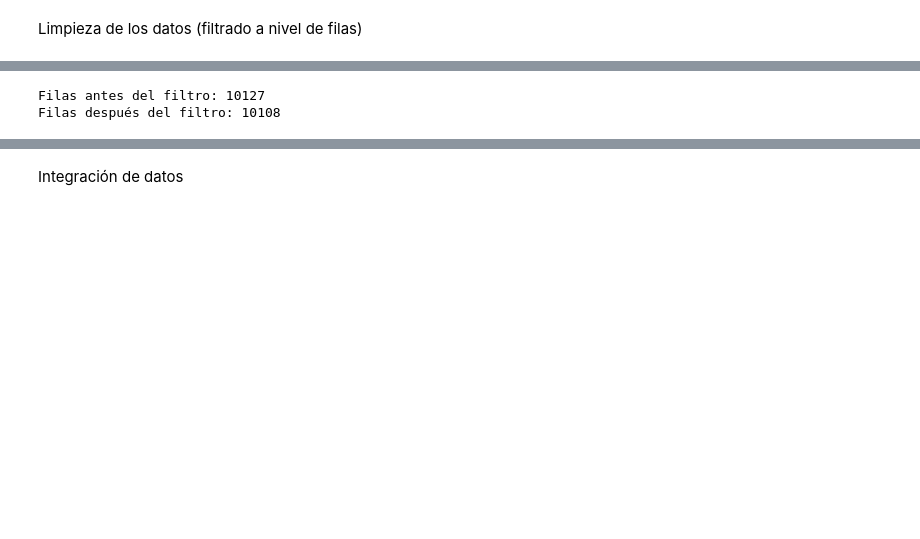
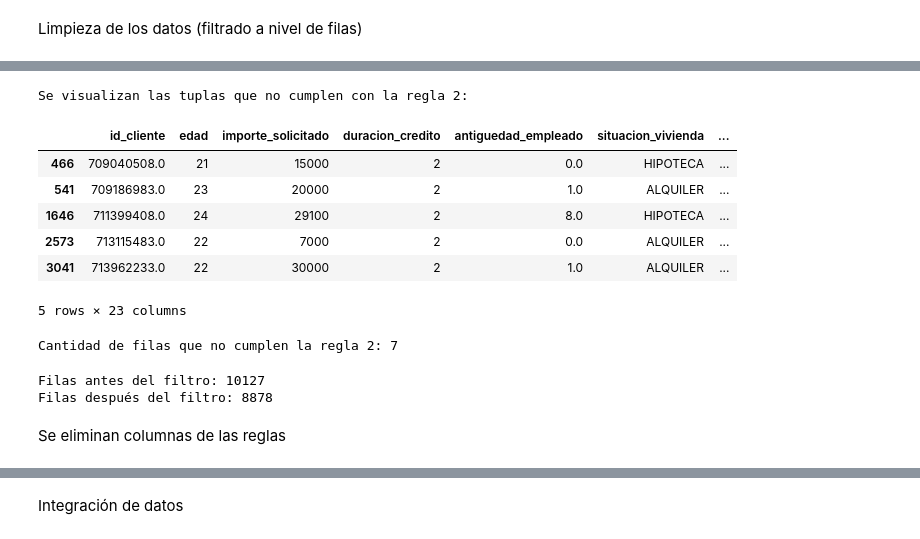
Before and after one commit to pauladomski8/13MBID-OCT2324, a Jupyter notebook: notebooks/preparacion_datos/PD01-Transformaciones.ipynb, the cells around one changed output, grey strips where cells are left out. Drawn from its saved outputs; the diff is of its cells as text; code cells hidden in the pictures; blank space fills up the shorter version.

```diff
--- a/notebooks/preparacion_datos/PD01-Transformaciones.ipynb
+++ b/notebooks/preparacion_datos/PD01-Transformaciones.ipynb
@@ -99,14 +118,74 @@ df_creditos.head(5)
+# %%
+# Se puede definir una función para aplicar los cálculos de la Regla 2
+def regla_duracion_ingresos_credito(row):
+    duracion_credito = row.duracion_credito
+    pct_ingreso = row.pct_ingreso
+    situacion_vivienda = row.situacion_vivienda
+
+    # Duración mínima permitida
+    duracion_minima = df_integrado['duracion_credito'].min()
+
+    # Se verifica si la duración del crédito es la mínima permitida
+    if duracion_credito == duracion_minima:
+        # Se verifica si el porcentaje de ingresos excede el 60%
+        if pct_ingreso > 0.6:
+            # Si no es propietario de su vivienda, es un error
+            if situacion_vivienda != 'PROPIA':
+                return 'err'
+    return 'ok'
+
+# Se aplica la función para todos los elementos del dataset
+regla_duracion_ingresos = df_integrado.apply(lambda row: regla_duracion_ingresos_credito(row), axis=1).rename("regla_duracion_ingresos")
+
+# Se unen los resultados al dataset inicial
+df_integrado = pd.concat([df_integrado, regla_duracion_ingresos], axis=1)
+
+# Se visualizan los datos
+print("Se visualizan las tuplas que no cumplen con la regla 2:\n")
+display(df_integrado[df_integrado.regla_duracion_ingresos == 'err'].head())
+
+# Se verifica la cantidad de elementos
+aux_regla_2 = df_integrado[df_integrado.regla_duracion_ingresos == 'err']
+print(f"Cantidad de filas que no cumplen la regla 2: {aux_regla_2.shape[0]}")
+# %% [output]
+Se visualizan las tuplas que no cumplen con la regla 2:
+|  | id_cliente | edad | importe_solicitado | duracion_credito | antiguedad_empleado | situacion_vivienda | ... |
+| 466 | 709040508.0 | 21 | 15000 | 2 | 0.0 | HIPOTECA | ... |
+| 541 | 709186983.0 | 23 | 20000 | 2 | 1.0 | ALQUILER | ... |
+| 1646 | 711399408.0 | 24 | 29100 | 2 | 8.0 | HIPOTECA | ... |
+| 2573 | 713115483.0 | 22 | 7000 | 2 | 0.0 | ALQUILER | ... |
+| 3041 | 713962233.0 | 22 | 30000 | 2 | 1.0 | ALQUILER | ... |
+5 rows × 23 columns
+Cantidad de filas que no cumplen la regla 2: 7
 # %%
-# Se filtran las filas con algún error detectado
-print(f"Filas antes del filtro: {df_creditos.shape[0]}")
+# Se filtran las filas con algún error detectado en edad
+print(f"Filas antes del filtro: {df_integrado.shape[0]}")
 
-temp = df_creditos[df_creditos['edad'] < 90]
+temp = df_integrado[df_integrado['edad'] < 90]
 
 # Otro filtro posible: por la regla de negocio agregada
 
 temp_c = temp[temp['regla_pct_ingresos'] == 'ok']
 
-print(f"Filas después del filtro: {temp_c.shape[0]}")
+# Se filtran las filas por la regla 2
+
+temp_a = temp_c[temp_c['regla_duracion_ingresos'] == 'ok']
+
+# Se filtran las filas por nulos "antiguedad_cliente"
+
+temp_b = temp_a[temp_a['antiguedad_empleado'].notnull()]
+
+# Se filtran las filas con algún error detectado "antiguedad_cliente"
+
+temp_d = temp_a[temp_a['antiguedad_empleado'] < 50]
+
+# Se filtran las filas por nulos "tasa_interes"
+
+df_integrado = temp_d[temp_d['tasa_interes'].notnull()]
+
+print(f"Filas después del filtro: {df_integrado.shape[0]}")
 # %% [output]
 Filas antes del filtro: 10127
-Filas después del filtro: 10108
+Filas después del filtro: 8878
+# %% [markdown]
+Se eliminan columnas de las reglas
```
Also changed, not shown: parts of 16 cells of this notebook, 2 other files.
